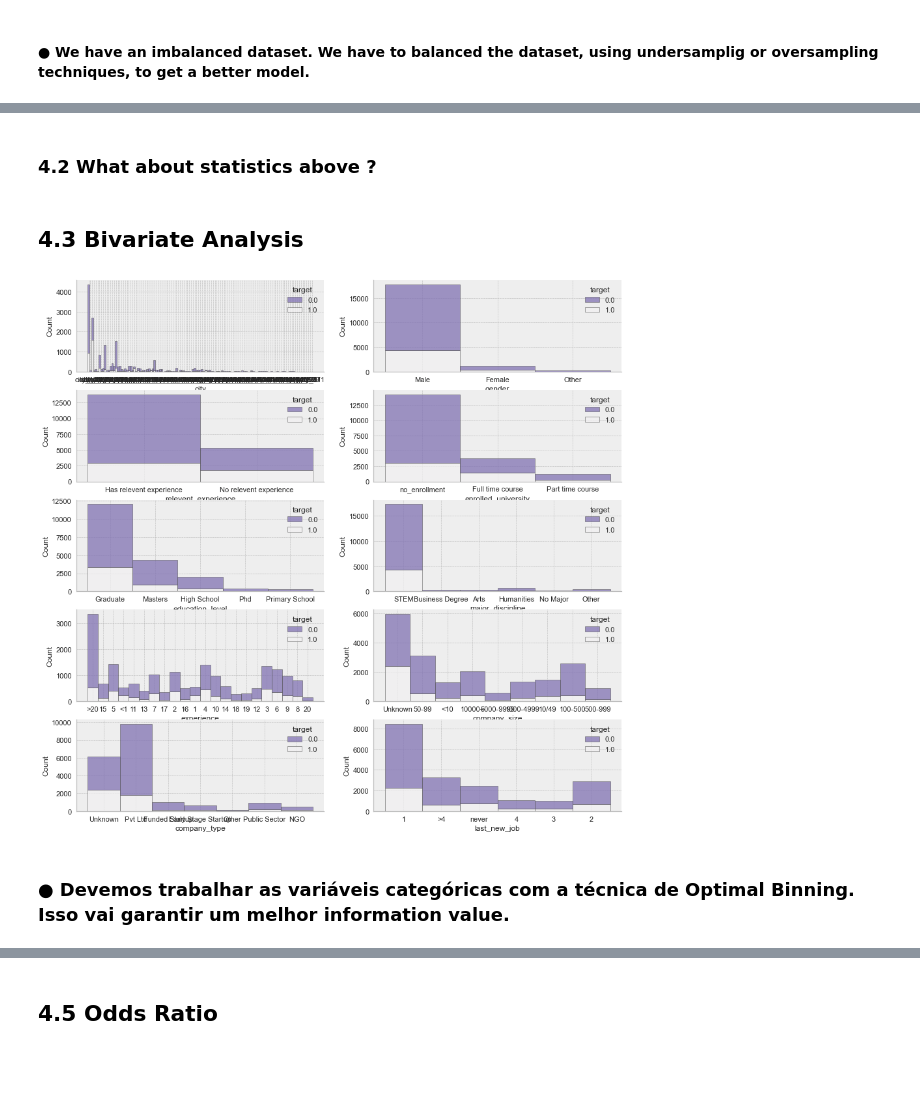
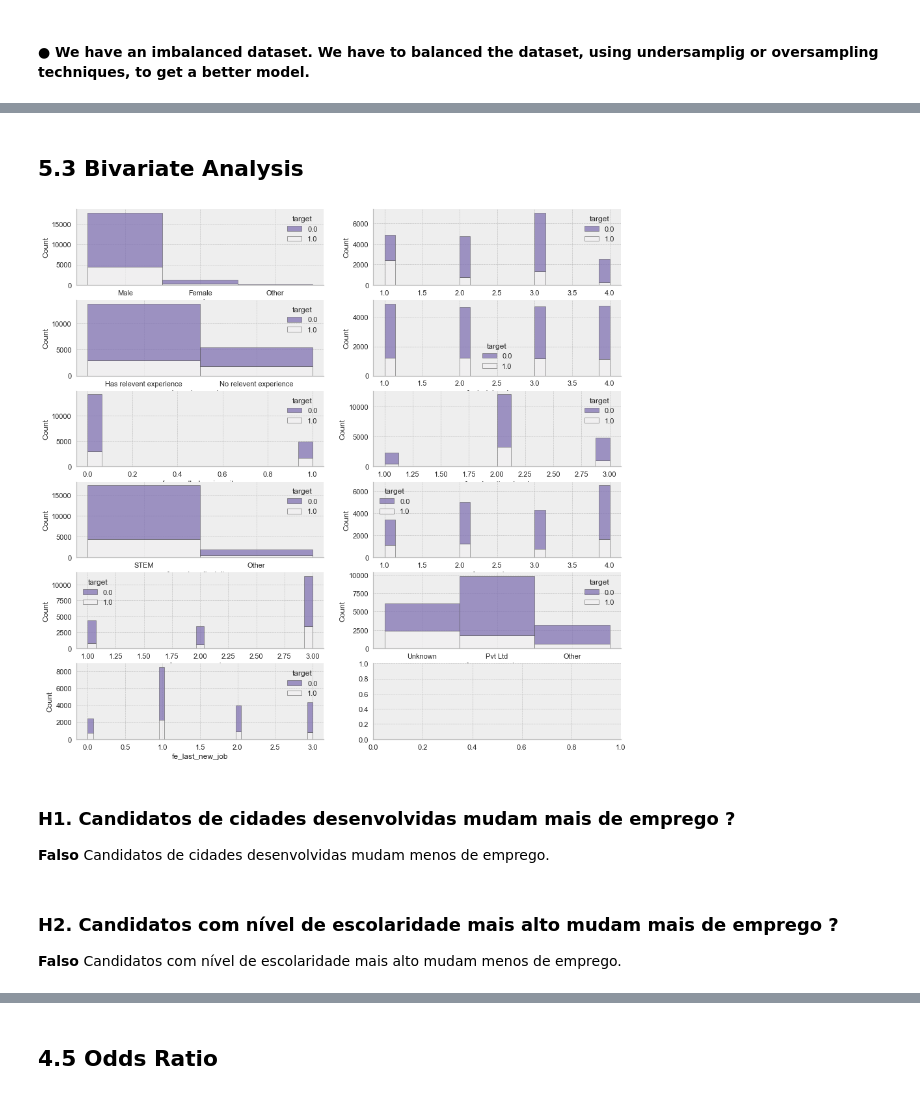
Before and after one commit to fabyosr/MachineLearning, a Jupyter notebook: Sklearn/sklearn_oi_masterdados/Job_Change_of_Data_Scientists.ipynb, the cells around one changed output, grey strips where cells are left out. Saved outputs shown, nothing was run; the diff lists cells and outputs as text; code cells hidden in the pictures; blank space fills up the shorter version.

```diff
--- a/Sklearn/sklearn_oi_masterdados/Job_Change_of_Data_Scientists.ipynb
+++ b/Sklearn/sklearn_oi_masterdados/Job_Change_of_Data_Scientists.ipynb
@@ -514,0 +638,3 @@ sns.boxplot( x=df1['training_hours'] );
+# %%
+num_attributes = df2.select_dtypes( exclude=['object', 'datetime64[ns]', 'category'] )
+num_attributes.hist();
@@ -524,0 +670,6 @@ sns.distplot(df1['target']);
+# %%
+cat_attributes = df2.select_dtypes( include=['object', 'category'] )
+
+print('● Variáveis categóricas e quantidades de categorias.\n')
+for col in cat_attributes:
+    print('● {}: {}'.format(col, len( df2[col].unique() ) ) )
@@ -524,0 +717,3 @@ sns.distplot(df1['target']);
+# %%
+plt.rcParams['figure.figsize']=(5,5)
+sns.distplot(df2['target'], kde=False);
@@ -550,14 +723,0 @@ for col in cat_attributes:
-# %%
-cat_list = ['gender', 'relevent_experience', 'enrolled_university', 'education_level', 'major_discipline', 'company_size', 'company_type', 'last_new_job']
-
-i = 0
-ilines_plot = 8
-for col in cat_list:
-    i += 1
-    plt.subplot(ilines_plot, 2, i)
-    i += 1
-    sns.countplot(df1[col])
-    plt.subplot(ilines_plot, 2, i)
-    for categ in df1[col].unique():
-        sns.kdeplot(df1[df1[col] == categ]['target'], label=categ, shade=True)
-    plt.legend()
@@ -566,4 +724,2 @@ for col in cat_list:
-# %% [markdown]
-### 4.2 What about statistics above ?
 # %% [markdown]
-## 4.3 Bivariate Analysis
+## 5.3 Bivariate Analysis
@@ -570,30 +728,33 @@ for col in cat_list:
 # %%
-cat_list = ['city', 'gender', 'relevent_experience', 'enrolled_university', 'education_level', 'major_discipline', 'experience', 'company_size', 'company_type', 'last_new_job']
+cat_list = ['gender', 'fe_cdi', 'relevent_experience', 'fe_training_hours', 'fe_enrolled_university', 'fe_education_level', 'fe_major_discipline', 'fe_experience', 'fe_company_size', 'fe_company_type', 'fe_last_new_job']
 
-f, ax = plt.subplots(5,2,figsize=(15, 15))
+f, ax = plt.subplots( int( ceil( len(cat_list)/2 ) ), 2,figsize=(15, 15))
 
 sns.despine(f)
 
 i = 0
 iline = 0
 ax_col = 1
 ax_row = 0
 for col in cat_list:
     ax_col = int(not ax_col) # troca entre 0 e 1
     sns.histplot(
-        df1,
-        x=col, hue="target",
+        df2,
+        x=col,
+        hue="target",
         multiple="stack",
         palette="light:m_r",
         edgecolor=".3",
         linewidth=.5,
         log_scale=False,
         ax=ax[iline,ax_col]
     );
     if (i % 2 > 0):
         iline +=1
     i += 1
 # %% [output]
-[figure, old version]
+[figure, new version]
-# %% [markdown]
-### ● Devemos trabalhar as variáveis categóricas com a técnica de Optimal Binning. Isso vai garantir um melhor information value.
+# %% [markdown]
+### H1. Candidatos de cidades desenvolvidas mudam mais de emprego ?
+
+**Falso** Candidatos de cidades desenvolvidas mudam menos de emprego.
@@ -599,0 +764,4 @@ for col in cat_list:
+# %% [markdown]
+### H2. Candidatos com nível de escolaridade mais alto mudam mais de emprego ?
+
+**Falso** Candidatos com nível de escolaridade mais alto mudam menos de emprego.
```
Also changed, not shown: parts of 123 cells of this notebook.
